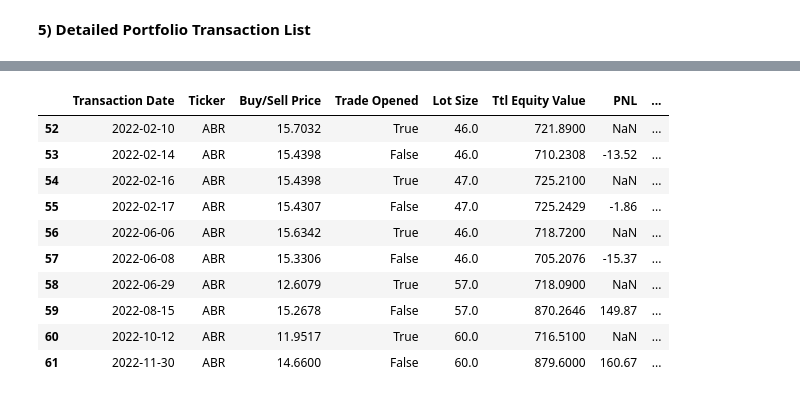
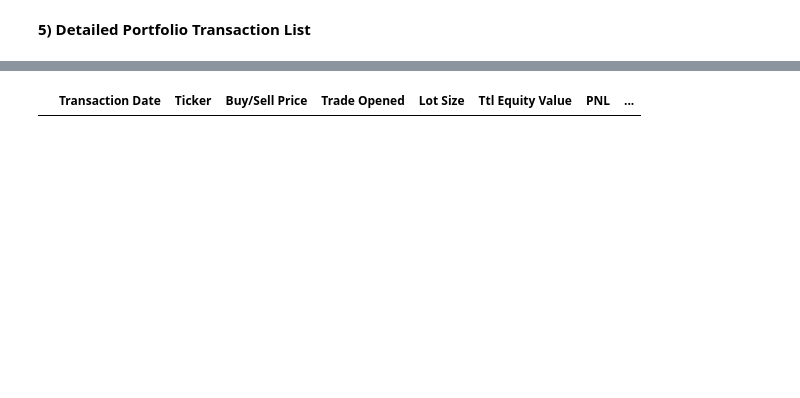
Before and after one commit to jade-lam/AlgorithmicTrading, a Jupyter notebook: Backtesting & PNL Calculation.ipynb, the cells around one changed output, grey strips where cells are left out. Saved outputs shown, nothing was run; the diff lists cells and outputs as text; code cells hidden in the pictures; blank space fills up the shorter version.

```diff
--- a/Backtesting & PNL Calculation.ipynb
+++ b/Backtesting & PNL Calculation.ipynb
@@ -281,17 +440,7 @@ Text(0.5, 1.0, 'Total Equity Value for the Trading Period')
 # %%
-full_trade[full_trade['Ticker'] == 'ABR']
+full_trade[full_trade['Ticker'] == 'UVXY']
 # %% [output]
 |  | Transaction Date | Ticker | Buy/Sell Price | Trade Opened | Lot Size | Ttl Equity Value | PNL | ... |
-| 52 | 2022-02-10 | ABR | 15.7032 | True | 46.0 | 721.8900 | NaN | ... |
-| 53 | 2022-02-14 | ABR | 15.4398 | False | 46.0 | 710.2308 | -13.52 | ... |
-| 54 | 2022-02-16 | ABR | 15.4398 | True | 47.0 | 725.2100 | NaN | ... |
-| 55 | 2022-02-17 | ABR | 15.4307 | False | 47.0 | 725.2429 | -1.86 | ... |
-| 56 | 2022-06-06 | ABR | 15.6342 | True | 46.0 | 718.7200 | NaN | ... |
-| 57 | 2022-06-08 | ABR | 15.3306 | False | 46.0 | 705.2076 | -15.37 | ... |
-| 58 | 2022-06-29 | ABR | 12.6079 | True | 57.0 | 718.0900 | NaN | ... |
-| 59 | 2022-08-15 | ABR | 15.2678 | False | 57.0 | 870.2646 | 149.87 | ... |
-| 60 | 2022-10-12 | ABR | 11.9517 | True | 60.0 | 716.5100 | NaN | ... |
-| 61 | 2022-11-30 | ABR | 14.6600 | False | 60.0 | 879.6000 | 160.67 | ... |
 # %%
 # Class to call Pandas by row and column
 # https://stackoverflow.com/questions/28754603/indexing-pandas-data-frames-integer-rows-named-columns
```
Also changed, not shown: parts of 15 cells of this notebook.
